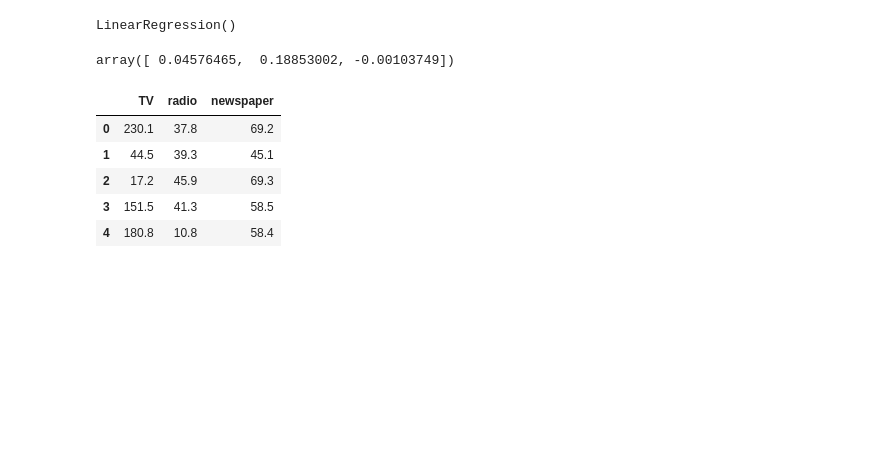
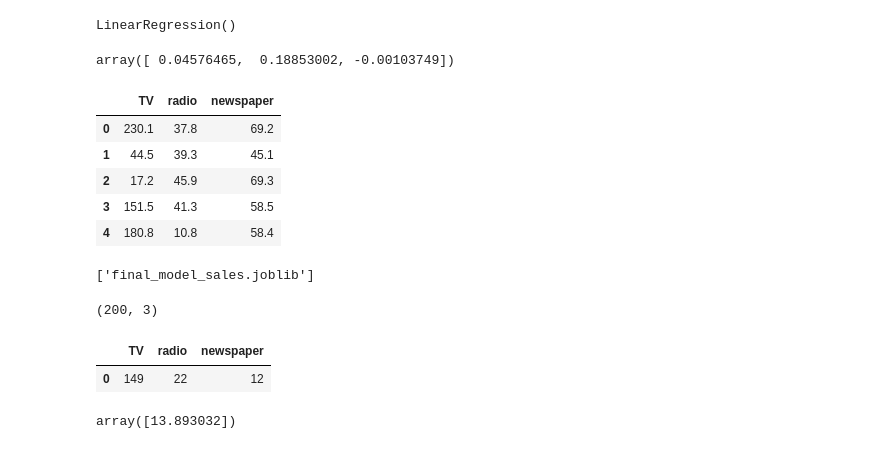
Before and after one commit to Mayandza/Projet, a Jupyter notebook: Scikit_learn.ipynb, the cells around one changed output. Cells and saved outputs as stored; diff of their text form; code cells hidden in the pictures; blank space fills up the shorter version.

```diff
--- a/Scikit_learn.ipynb
+++ b/Scikit_learn.ipynb
@@ -202,0 +223,4 @@ X.head()
+# %%
+dump(final_model,'final_model_sales.joblib' )
+# %% [output]
+['final_model_sales.joblib']
@@ -202,0 +229,21 @@ X.head()
+# %%
+## prediction avec notre modele entrainé
+
+X.shape
+# %% [output]
+(200, 3)
+# %%
+# tv 149 unités, radion 22, et journaux 12. Ventes?
+
+ads_value = [[149,22,12]]
+X_cols = X.columns
+# %%
+compagne = pd.DataFrame(data =ads_value, columns=X_cols )
+compagne
+# %% [output]
+|  | TV | radio | newspaper |
+| 0 | 149 | 22 | 12 |
+# %%
+model.predict(compagne)
+# %% [output]
+array([13.893032])
```
Also changed, not shown: parts of 3 cells of this notebook.
